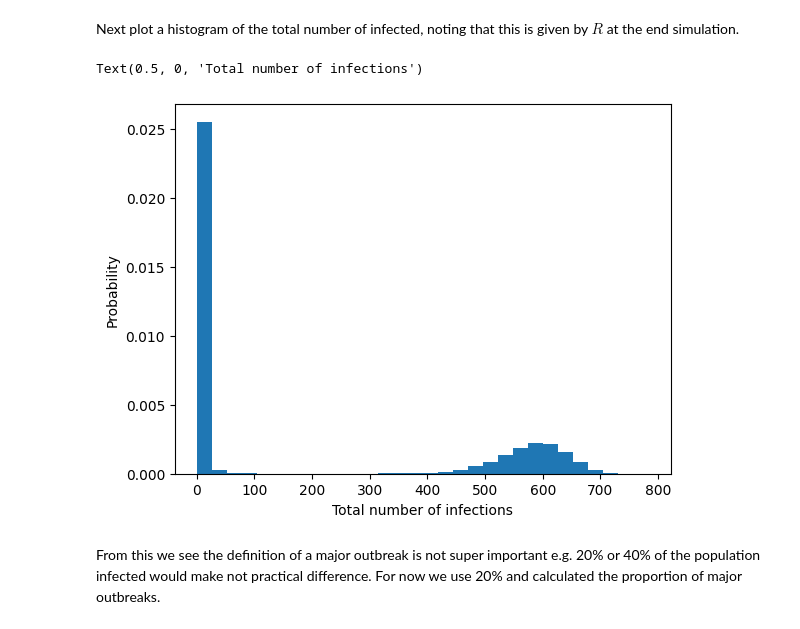
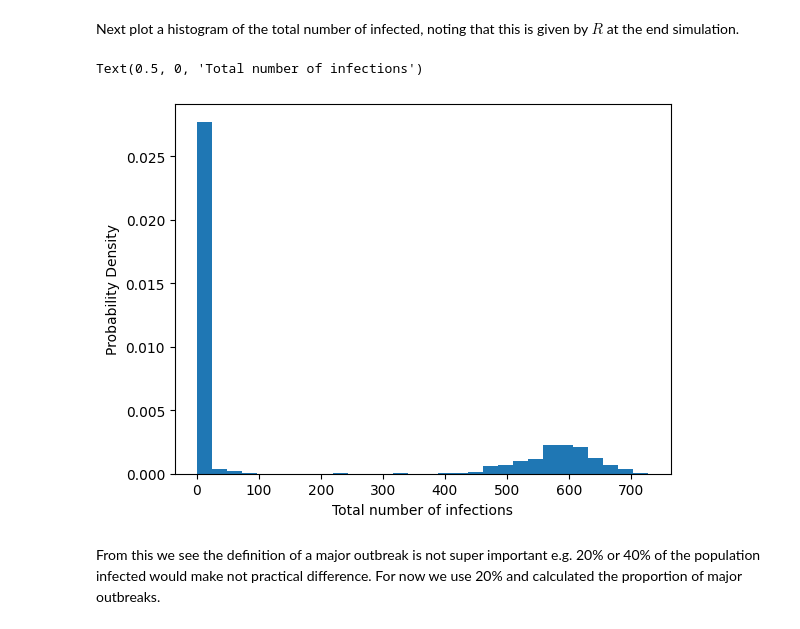
Before and after one commit to j-bowhay/Branching-Process-Models, a Jupyter notebook: notebooks/week1.ipynb, the cells around one changed output. Cells and saved outputs as stored; diff of their text form; code cells hidden in the pictures.

```diff
--- a/notebooks/week1.ipynb
+++ b/notebooks/week1.ipynb
@@ -10,7 +10,7 @@ from tqdm import tqdm
 
 from bp_models.gillespie import direct_gillespie
 
-Number_of_sims = 100_000
+number_of_sims = 1_000
 N = 1000
 beta = 0.3
 mu = 0.2
@@ -21,7 +21,7 @@ Is = []
 R_finals = []
 max_t = 0
 
-for _ in tqdm(range(Number_of_sims)):
+for _ in tqdm(range(number_of_sims)):
     t, I, R_final = direct_gillespie(N, beta, mu)
 
     ts.append(t)
@@ -51,13 +54,13 @@ Next plot a histogram of the total number of infected, noting that this is given
 # %%
 fig, ax = plt.subplots()
 R_finals = np.asarray(R_finals)
 
 ax.hist(R_finals, bins=30, density=True)
-ax.set_ylabel("Probability")
+ax.set_ylabel("Probability Density")
 ax.set_xlabel("Total number of infections")
 # %% [output]
 Text(0.5, 0, 'Total number of infections')
-[figure, old version]
+[figure, new version]
 # %% [markdown]
 From this we see the definition of a major outbreak is not super important e.g. 20% or 40% of the population infected would make not practical difference. For now we use 20% and calculated the proportion of major outbreaks.
 # %%
```
Also changed, not shown: parts of 2 cells of this notebook.
